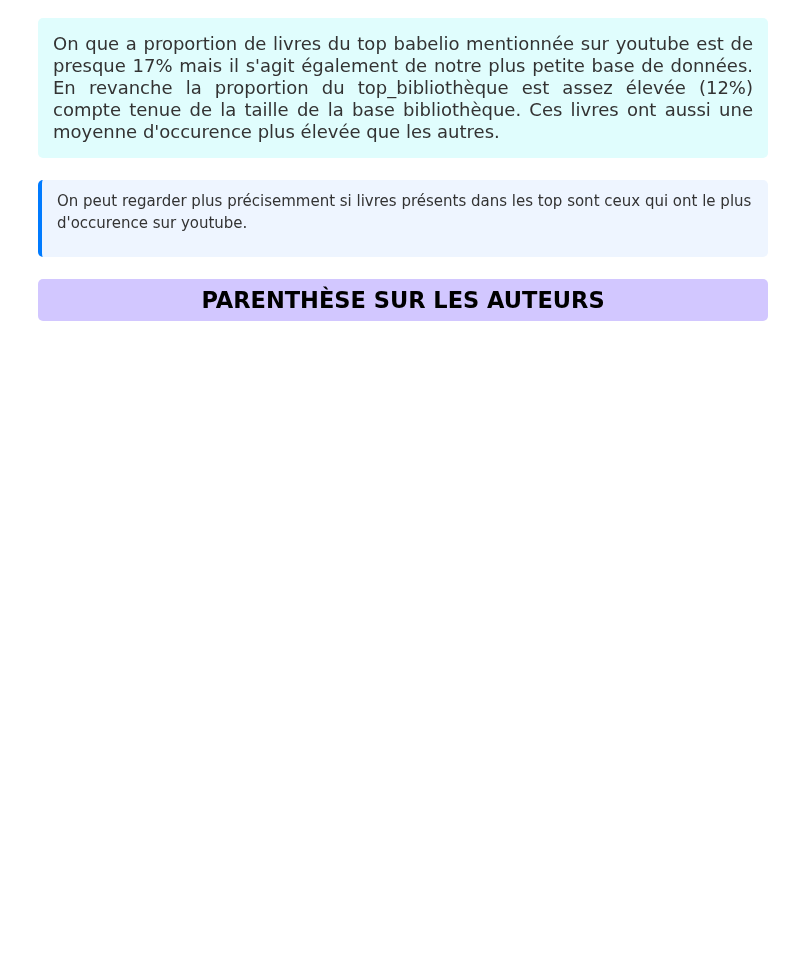
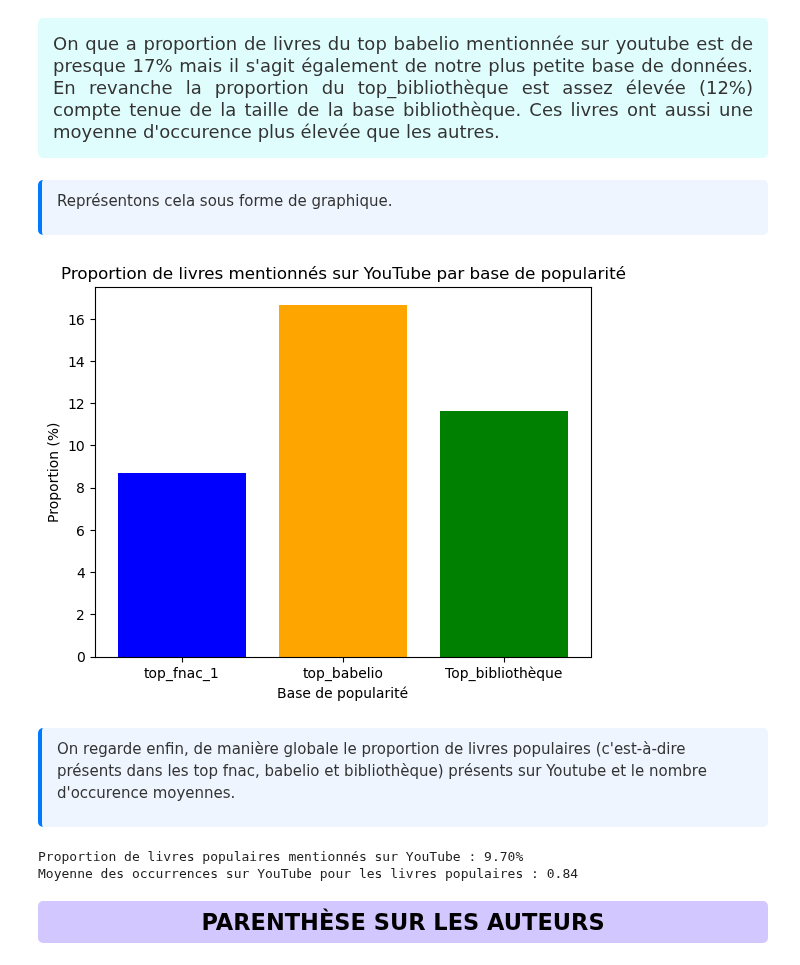
Before and after one commit to manonmgd/pythonds_MM_MM_DS, a Jupyter notebook: analyse_de_données.ipynb, the cells around one changed output. Drawn from its saved outputs; the diff is of its cells as text; code cells hidden in the pictures; blank space fills up the shorter version.

```diff
--- a/analyse_de_données.ipynb
+++ b/analyse_de_données.ipynb
@@ -1309,8 +1318,45 @@ Moyenne des occurrences sur YouTube : 1.35
     background-color: #eef5ff;
     border-radius: 5px;
 ">
-    <p> On peut regarder plus précisemment si livres présents dans les top sont ceux qui ont le plus d'occurence sur youtube.</p>
+    <p> Représentons cela sous forme de graphique.</p>
 </div>
+# %%
+proportions = [
+    final_data_ytb[final_data_ytb[top] == 1]['in_youtube'].mean() * 100 for top in tops
+]
+
+plt.bar(tops, proportions, color=['blue', 'orange', 'green'])
+plt.xlabel('Base de popularité')
+plt.ylabel('Proportion (%)')
+plt.title('Proportion de livres mentionnés sur YouTube par base de popularité')
+plt.show()
+# %% [output]
+[figure, added]
+# %% [markdown]
+<div style="
+    font-family: 'Arial', sans-serif;
+    line-height: 1.6;
+    color: #333;
+    border-left: 4px solid #007bff;
+    padding: 10px 15px;
+    background-color: #eef5ff;
+    border-radius: 5px;
+">
+    <p> On regarde enfin, de manière globale le proportion de livres populaires (c'est-à-dire présents dans les top fnac, babelio et bibliothèque) présents sur Youtube et le nombre d'occurence moyennes.</p>
+</div>
+# %%
+popular_books = final_data_ytb[(final_data_ytb['top_fnac_1'] == 1) |
+                                     (final_data_ytb['top_babelio'] == 1) |
+                                     (final_data_ytb['Top_bibliothèque'] == 1)]
+
+prop_popular_on_youtube = popular_books['in_youtube'].mean() * 100
+mean_nb_youtube_popular = popular_books['nb_youtube'].mean()
+
+print(f"\nProportion de livres populaires mentionnés sur YouTube : {prop_popular_on_youtube:.2f}%")
+print(f"Moyenne des occurrences sur YouTube pour les livres populaires : {mean_nb_youtube_popular:.2f}")
+# %% [output]
+Proportion de livres populaires mentionnés sur YouTube : 9.70%
+Moyenne des occurrences sur YouTube pour les livres populaires : 0.84
 # %% [markdown]
 <div style="
     font-family: 'Arial', sans-serif;
```
Also changed, not shown: parts of 1 cell of this notebook.
